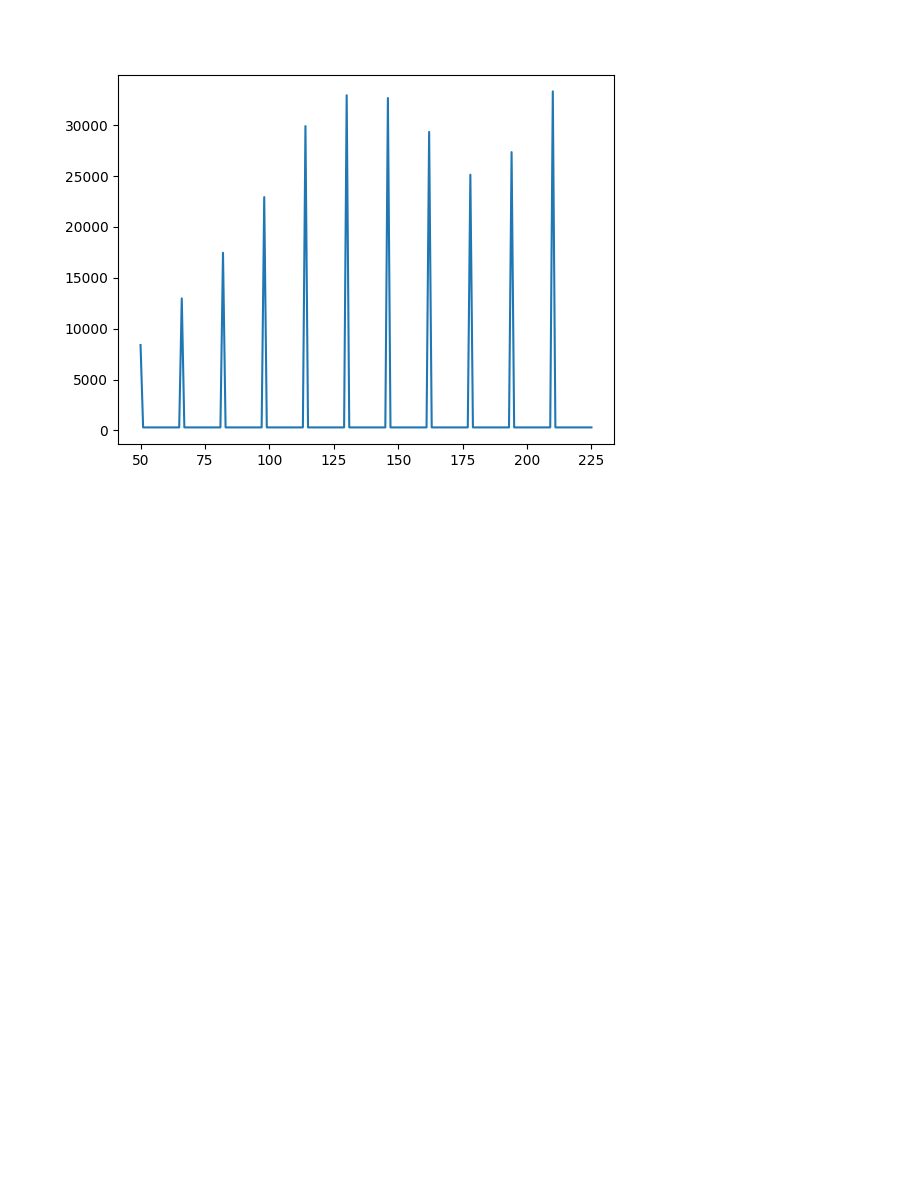
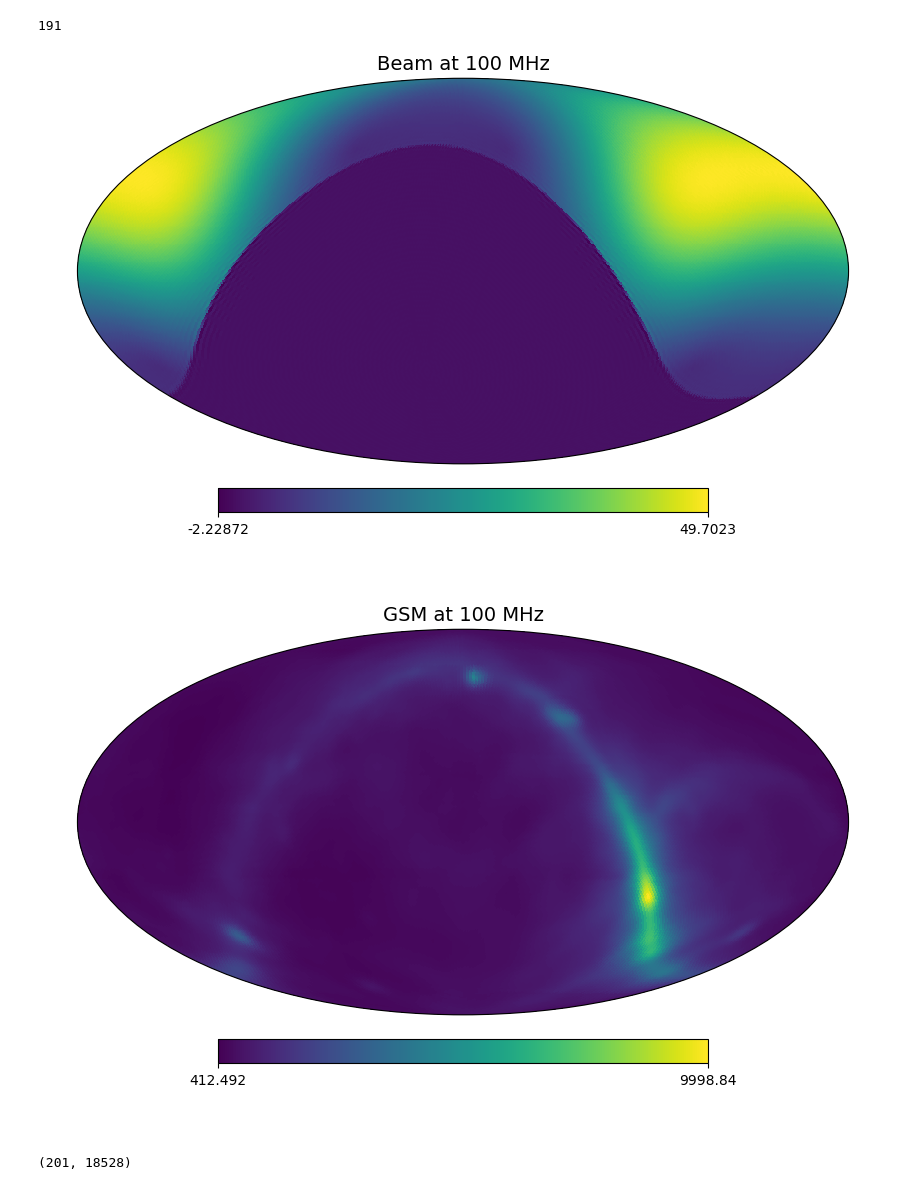
Before and after one commit to christianhbye/eigsep_mock_analysis, a Jupyter notebook: Untitled.ipynb, the cells around one changed output. Drawn from its saved outputs; the diff is of its cells as text; code cells hidden in the pictures; blank space fills up the shorter version.

```diff
--- a/Untitled.ipynb
+++ b/Untitled.ipynb
@@ -373,8 +0,0 @@ plt.show()
-# %%
-cal_data = data.data[:, :, fmask] * mdl
-
-plt.figure()
-plt.plot(fcut, cal_data[:, -18].mean(axis=0))
-plt.show()
-# %% [output]
-[figure, removed]
@@ -380,0 +15,36 @@ plt.show()
+# %%
+npz = np.load("/home/christian/Documents/research/eigsep/eigsep_vivaldi.npz")
+beam = npz["bm"]
+freqs = npz["freqs"] / 1e6
+nside = npz["nside"]
+lmax = 3 * nside - 1
+print(nside, lmax)
+# %% [output]
+191
+# %%
+TIME = Time("2025-02-27 10:24:01")
+lat, lon = (39.2480857349511, -113.40368874682412)
+LOC = (lon, lat)
+
+sky = cro.Sky.gsm(freqs, lmax=lmax)
+sky.switch_coords("C")
+
+beam_alm = cro.healpix.map2alm(beam, lmax=lmax)
+beam = cro.Beam(beam_alm, lmax=lmax, frequencies=freqs, coord="T")
+beam.horizon_cut(nside=nside)
+beam.switch_coords("C", loc=LOC, time=TIME)
+# %%
+plot_ix = 50
+plot_freq = freqs[plot_ix]
+hp.projview(beam.hp_map(nside, frequencies=[plot_freq])[0], title=f"Beam at {plot_freq:.0f} MHz")
+plt.show()
+
+hp.projview(sky.hp_map(nside, frequencies=[plot_freq])[0], title=f"GSM at {plot_freq:.0f} MHz")
+plt.show()
+# %% [output]
+[figure, added]
+[figure, added]
+# %%
+sky.alm.shape
+# %% [output]
+(201, 18528)
```
Also changed, not shown: parts of 38 cells of this notebook, 3 other files.
